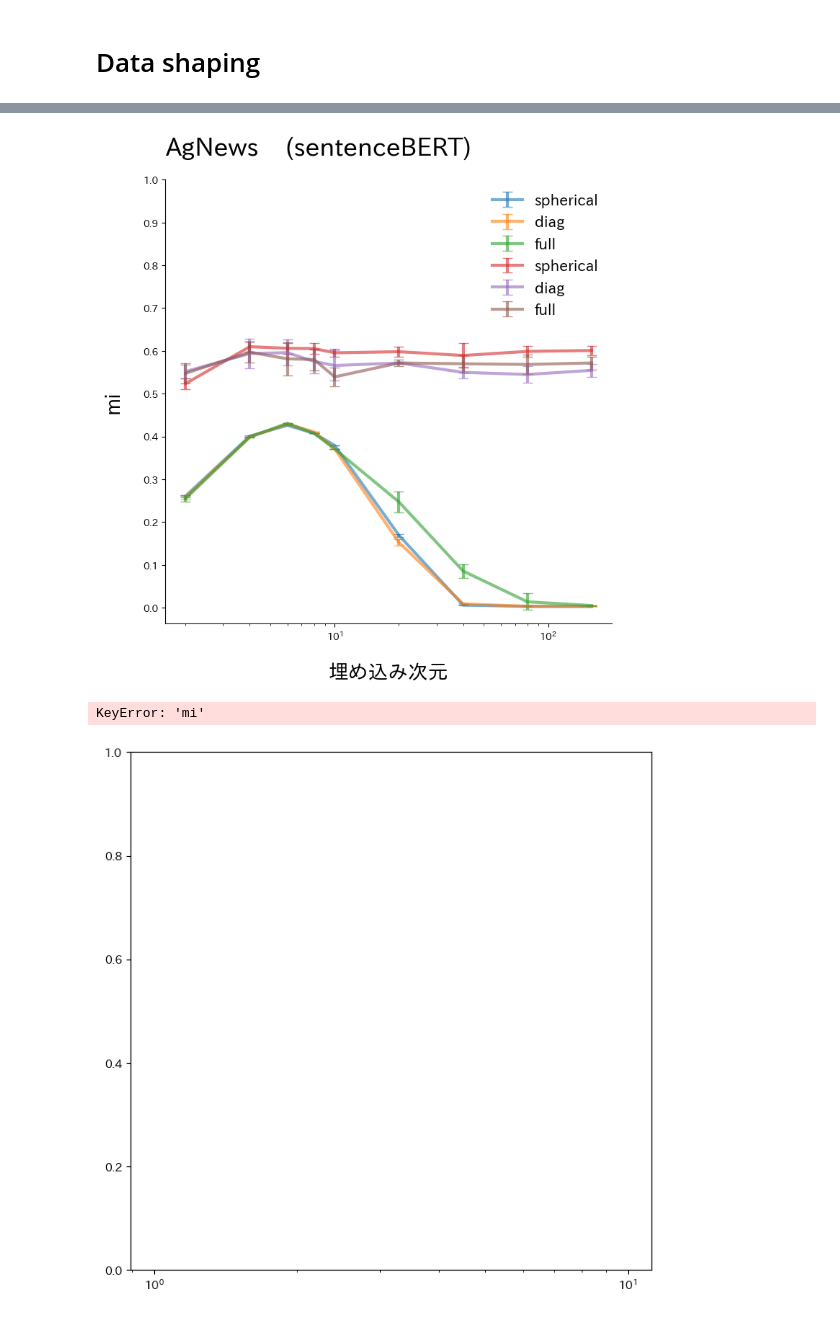
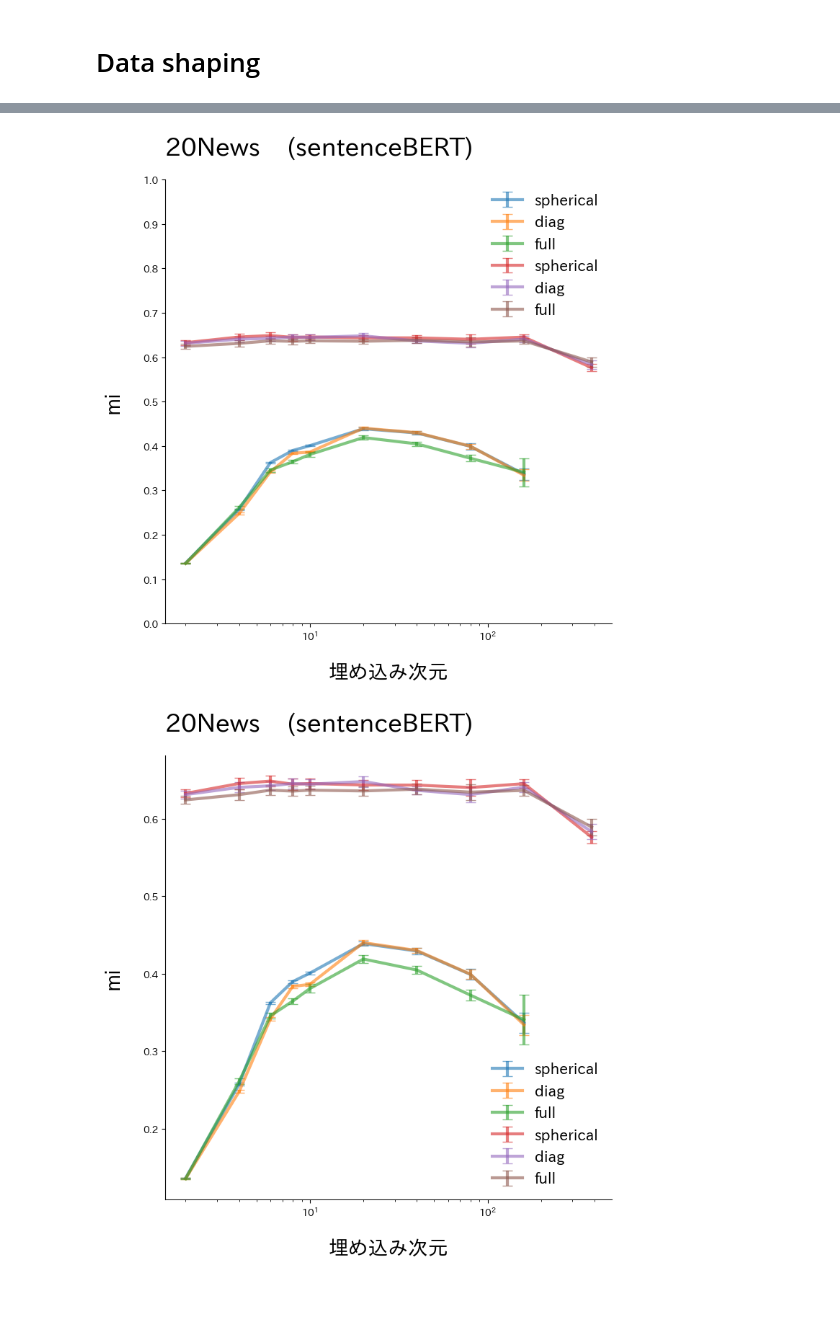
Before and after one commit to YuriNakayama/TextClassificationCode, a Jupyter notebook: Visualize/Stats/AggregatedStatsFig.ipynb, the cells around one changed output, grey strips where cells are left out. Saved outputs shown, nothing was run; the diff lists cells and outputs as text; code cells hidden in the pictures.

```diff
--- a/Visualize/Stats/AggregatedStatsFig.ipynb
+++ b/Visualize/Stats/AggregatedStatsFig.ipynb
@@ -31,7 +31,7 @@ tqdm.pandas()
 pd.set_option("display.max_columns", 100)
 pd.set_option("display.max_rows", 50)
 # %%
-data_type = "AgNews"
+data_type = "20News"
 vectorize_types = ["doc2vec", "sentenceBERT"]
 # %% [markdown]
 # Read data
@@ -196,29 +198,41 @@ ax.legend(**layout["legend"])
 
 fig.savefig(make_filepath(fig_path))
 # %% [output]
-[figure, old version]
+[figure, new version]
 # %%
 fig = plt.figure(**layout["figure"])
 ax = fig.add_subplot(111)
 fig_path = f"../data/figure/{data_type}/{vectorize_type}/GMM/stats/mi.pdf"
 ax.set_xscale("log")
-line_plot_error_1(
-    data["mi"]["mean"],
-    error_low=data["mi"]["std"],
-    error_upper=data["mi"]["std"],
-    fig=fig,
-    ax=ax,
-    layout=layout,
-    title=f"{data_type}    ({vectorize_type})",
-    xlabel="埋め込み次元",
-    ylabel="mi",
-    yticks=np.arange(0.5, 0.8, 0.02),
-    path=fig_path,
-)
+
+ax.spines["top"].set_visible(False)
+ax.spines["right"].set_visible(False)
+for vectorize_type in vectorize_types:
+    for column in data[vectorize_type]["mi"]["mean"].columns:
+        ax.errorbar(
+            x=data[vectorize_type]["mi"]["mean"].index.to_numpy(),
+            y=data[vectorize_type]["mi"]["mean"].loc[:, column].to_numpy(),
+            yerr=np.stack(
+                [
+                    error_low[vectorize_type].loc[:, column].to_numpy(),
+                    error_upper[vectorize_type].loc[:, column].to_numpy(),
+                ],
+            ),
+            label=column,
+            **layout["plot"],
+        )
 
 # ax.axhline(
-#     y=describe_lda_mi["mean"].to_numpy(), linestyle="dashed", color="gray"
+#     y=describe_lda_mi["mean"].to_numpy(), linestyle="dashed", color="gray", label="LDA"
 # )
+
+ax.set_title(title, **layout["title"])
+
+ax.set_xlabel(xlabel, **layout["label"])
+ax.set_ylabel(ylabel, **layout["label"])
+yticks=np.arange(0.5, 0.8, 0.02),
+ax.legend(**layout["legend"])
+
+fig.savefig(make_filepath(fig_path))
 # %% [output]
-KeyError: 'mi'
-[figure, old version]
+[figure, new version]
```
Also changed, not shown: parts of 1 cell of this notebook, 10 other files.
